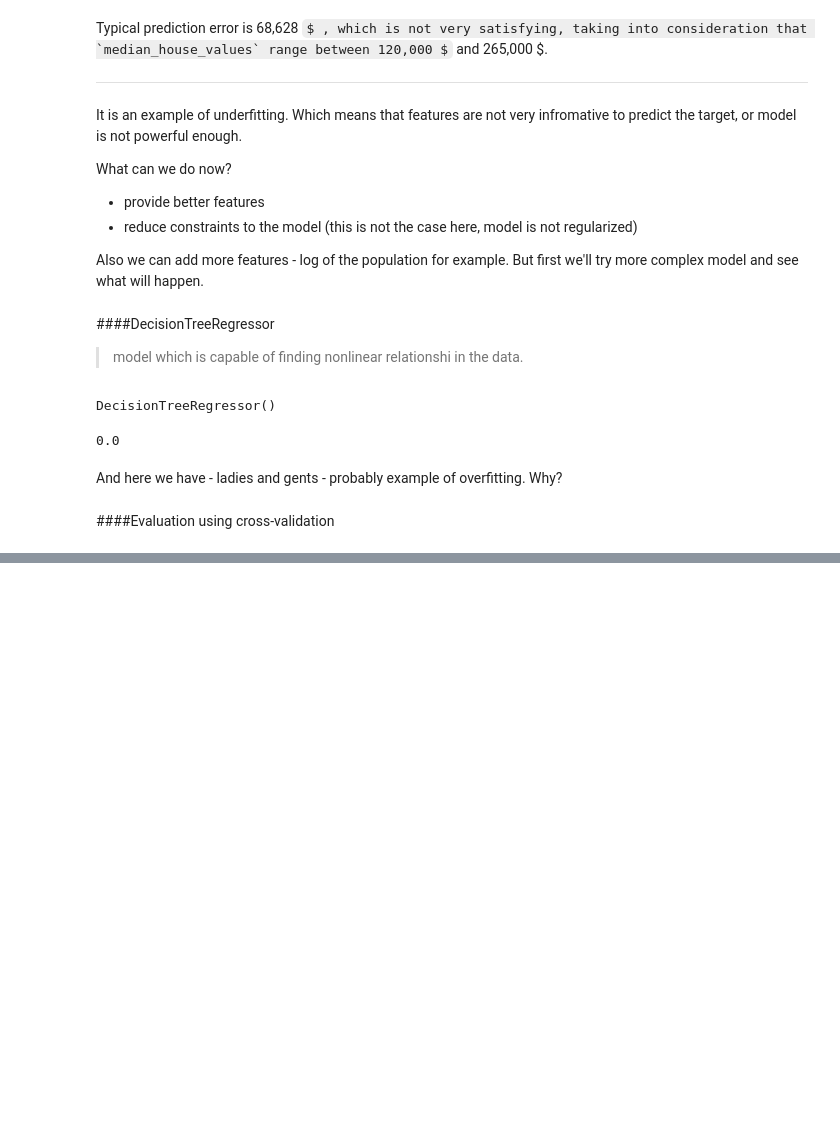
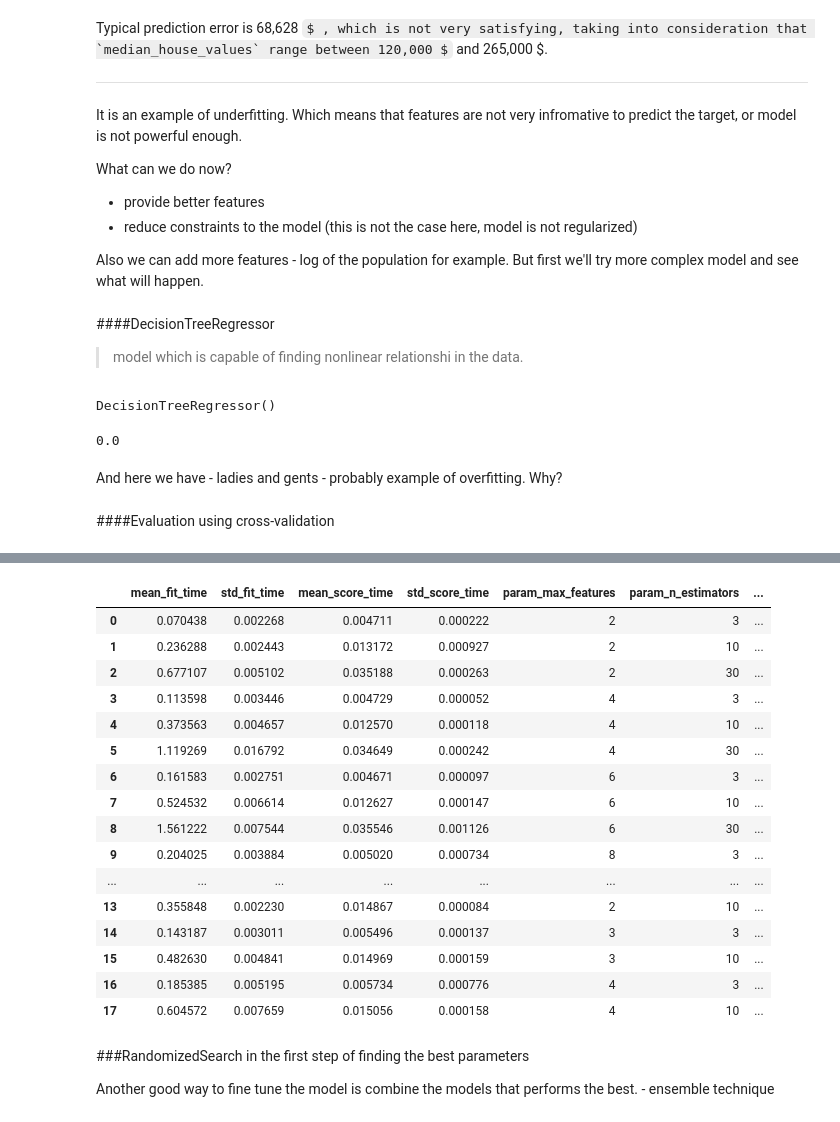
Before and after one commit to dataqueenpend/HandsOnML_projects, a Jupyter notebook: Hands_on_ML_Regression_House_Prices.ipynb, the cells around one changed output, grey strips where cells are left out. Saved outputs shown, nothing was run; the diff lists cells and outputs as text; code cells hidden in the pictures; some formulas as TeX source; blank space fills up the shorter version.

```diff
--- a/Hands_on_ML_Regression_House_Prices.ipynb
+++ b/Hands_on_ML_Regression_House_Prices.ipynb
@@ -856,0 +936,11 @@ And here we have - ladies and gents - probably example of overfitting. Why?
+# %%
+param_grid = [
+{'n_estimators': [3, 10, 30], 'max_features': [2, 4, 6, 8]},
+{'bootstrap': [False], 'n_estimators': [3, 10], 'max_features': [2, 3, 4]},
+]
+# %%
+forest_reg = RandomForestRegressor()
+# %%
+grid_search = GridSearchCV(forest_reg, param_grid, cv=5, scoring='neg_mean_squared_error', return_train_score=True)
+# %%
+grid_search.fit(housing_prepared, housing_labels)
@@ -856,0 +986,25 @@ And here we have - ladies and gents - probably example of overfitting. Why?
+# %%
+pd.DataFrame(grid_search.cv_results_)
+# %% [output]
+|  | mean_fit_time | std_fit_time | mean_score_time | std_score_time | param_max_features | param_n_estimators | ... |
+| 0 | 0.070438 | 0.002268 | 0.004711 | 0.000222 | 2 | 3 | ... |
+| 1 | 0.236288 | 0.002443 | 0.013172 | 0.000927 | 2 | 10 | ... |
+| 2 | 0.677107 | 0.005102 | 0.035188 | 0.000263 | 2 | 30 | ... |
+| 3 | 0.113598 | 0.003446 | 0.004729 | 0.000052 | 4 | 3 | ... |
+| 4 | 0.373563 | 0.004657 | 0.012570 | 0.000118 | 4 | 10 | ... |
+| 5 | 1.119269 | 0.016792 | 0.034649 | 0.000242 | 4 | 30 | ... |
+| 6 | 0.161583 | 0.002751 | 0.004671 | 0.000097 | 6 | 3 | ... |
+| 7 | 0.524532 | 0.006614 | 0.012627 | 0.000147 | 6 | 10 | ... |
+| 8 | 1.561222 | 0.007544 | 0.035546 | 0.001126 | 6 | 30 | ... |
+| 9 | 0.204025 | 0.003884 | 0.005020 | 0.000734 | 8 | 3 | ... |
+| ... | ... | ... | ... | ... | ... | ... | ... |
+| 13 | 0.355848 | 0.002230 | 0.014867 | 0.000084 | 2 | 10 | ... |
+| 14 | 0.143187 | 0.003011 | 0.005496 | 0.000137 | 3 | 3 | ... |
+| 15 | 0.482630 | 0.004841 | 0.014969 | 0.000159 | 3 | 10 | ... |
+| 16 | 0.185385 | 0.005195 | 0.005734 | 0.000776 | 4 | 3 | ... |
+| 17 | 0.604572 | 0.007659 | 0.015056 | 0.000158 | 4 | 10 | ... |
+# %% [markdown]
+###RandomizedSearch
+in the first step of finding the best parameters
+
+Another good way to fine tune the model is combine the models that performs the best. - ensemble technique
```
Also changed, not shown: parts of 51 cells of this notebook.
